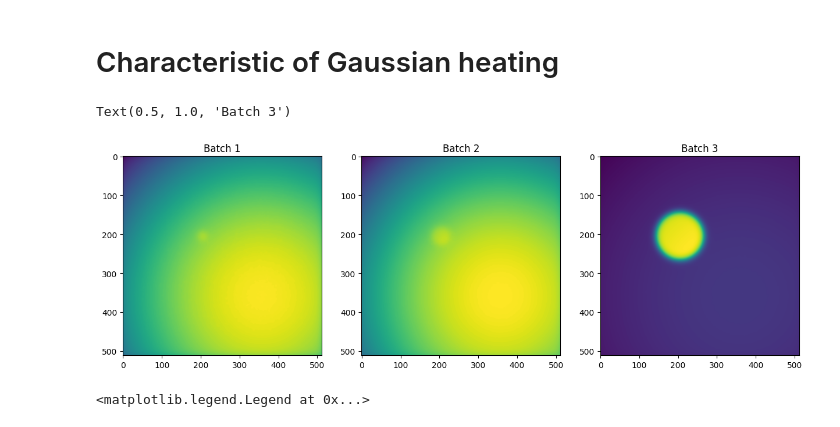
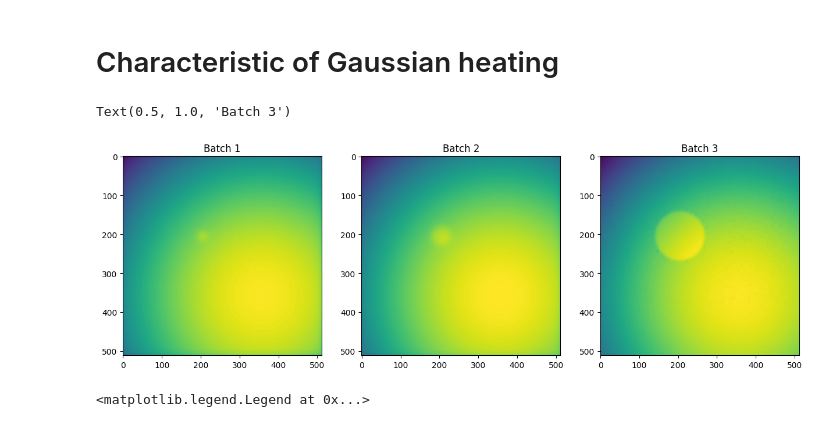
Before and after one commit to konrad-jaworski/attention_unet, a Jupyter notebook: working_notebook.ipynb, the cells around one changed output. Saved outputs shown, nothing was run; the diff lists cells and outputs as text; code cells hidden in the pictures.

```diff
--- a/working_notebook.ipynb
+++ b/working_notebook.ipynb
@@ -55,17 +59,17 @@ data_gauss_set=[
 # %%
 plt.figure(figsize=(15,5))
 plt.subplot(1,3,1)
 plt.imshow(data_gauss_set[0]['data'][50,:,:])
 plt.title('Batch 1')
 plt.subplot(1,3,2)
 plt.imshow(data_gauss_set[1]['data'][50,:,:])
 plt.title('Batch 2')
 plt.subplot(1,3,3)
-plt.imshow(data_gauss_set[2]['data'][50,:,:])
+plt.imshow(data_gauss_set[2]['data'][10,:,:])
 plt.title('Batch 3')
 # %% [output]
 Text(0.5, 1.0, 'Batch 3')
-[figure, old version]
+[figure, new version]
 # %%
 plt.plot(data_gauss_set[0]['data'][:,250,250],label='Batch 1')
 plt.plot(data_gauss_set[1]['data'][:,250,250],label='Batch 2')
```
Also changed, not shown: parts of 22 cells of this notebook, 1 other file.
